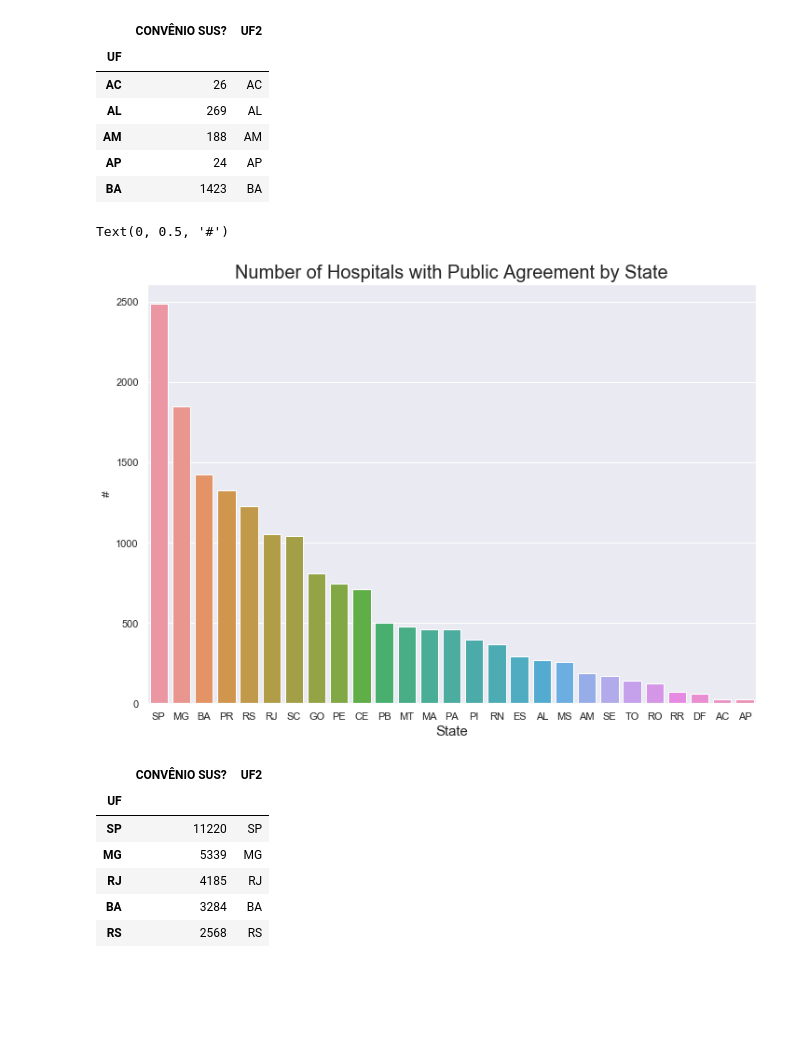
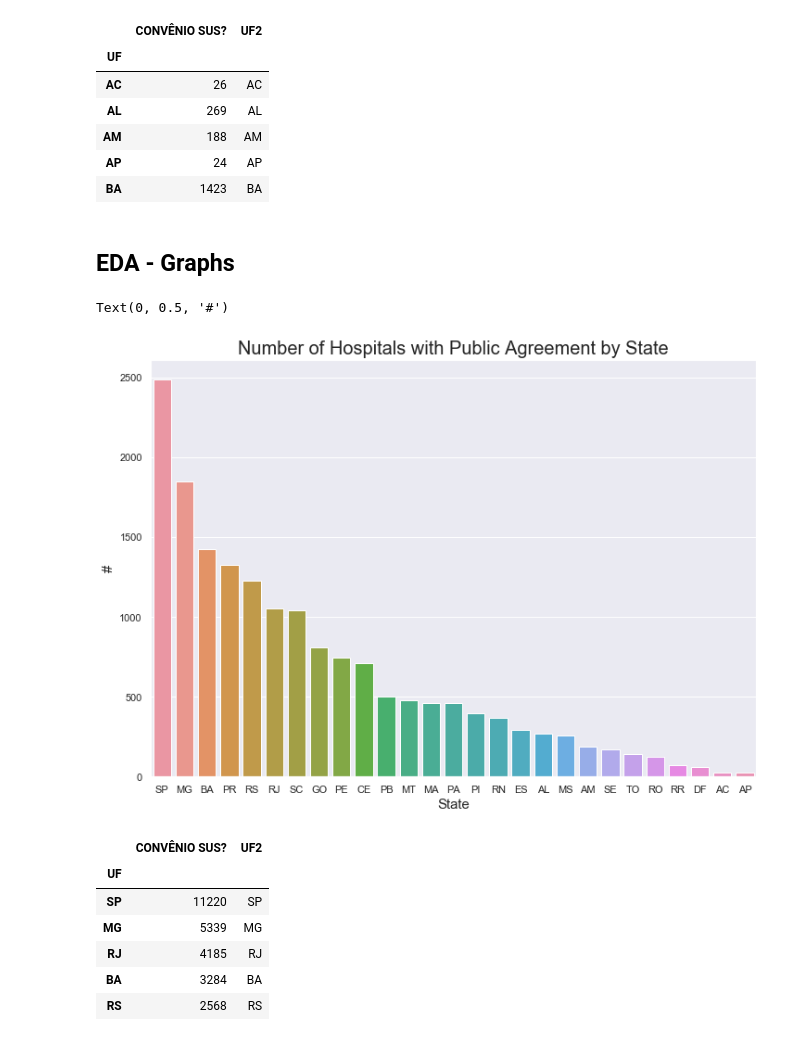
Before and after one commit to tbuzze/hospitalsbrazil2018, a Jupyter notebook: Hospital_Brazil.ipynb, the cells around one changed output. Drawn from its saved outputs; the diff is of its cells as text; code cells hidden in the pictures; blank space fills up the shorter version.

```diff
--- a/Hospital_Brazil.ipynb
+++ b/Hospital_Brazil.ipynb
@@ -219,15 +226,17 @@ db_sus_s.sort_values(['CONVÊNIO SUS?'], ascending=False, inplace=True)
 # %%
 #-- setting the size of plots
 sns.set(rc={'figure.figsize':(11.7,8.27)})
+# %% [markdown]
+## EDA - Graphs
 # %%
 #-- plotting the hospitals with Public Agreement by State
 sns.barplot(x=db_sus_s['UF2'], y=db_sus_s['CONVÊNIO SUS?'])
 plt.title('Number of Hospitals with Public Agreement by State', loc='center', fontsize=20)
 plt.xlabel('State', fontsize=15)
-plt.ylabel('#')
+plt.ylabel('#', fontsize=15)
 # %% [output]
 Text(0, 0.5, '#')
-[figure, old version]
+[figure, new version]
 # %%
 #-- filtering the dataset by only hospital without Puclib Agreement
 db_n = db[db['CONVÊNIO SUS?'] == 'NÃO']
```
Also changed, not shown: parts of 42 cells of this notebook, 1 other file.
